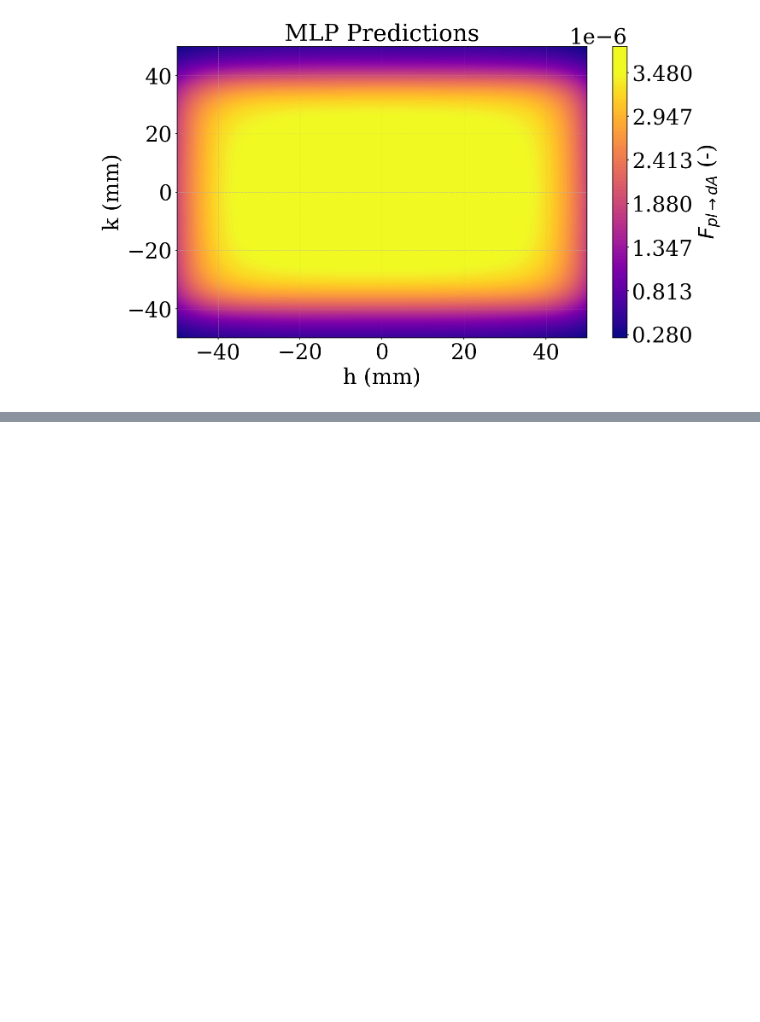
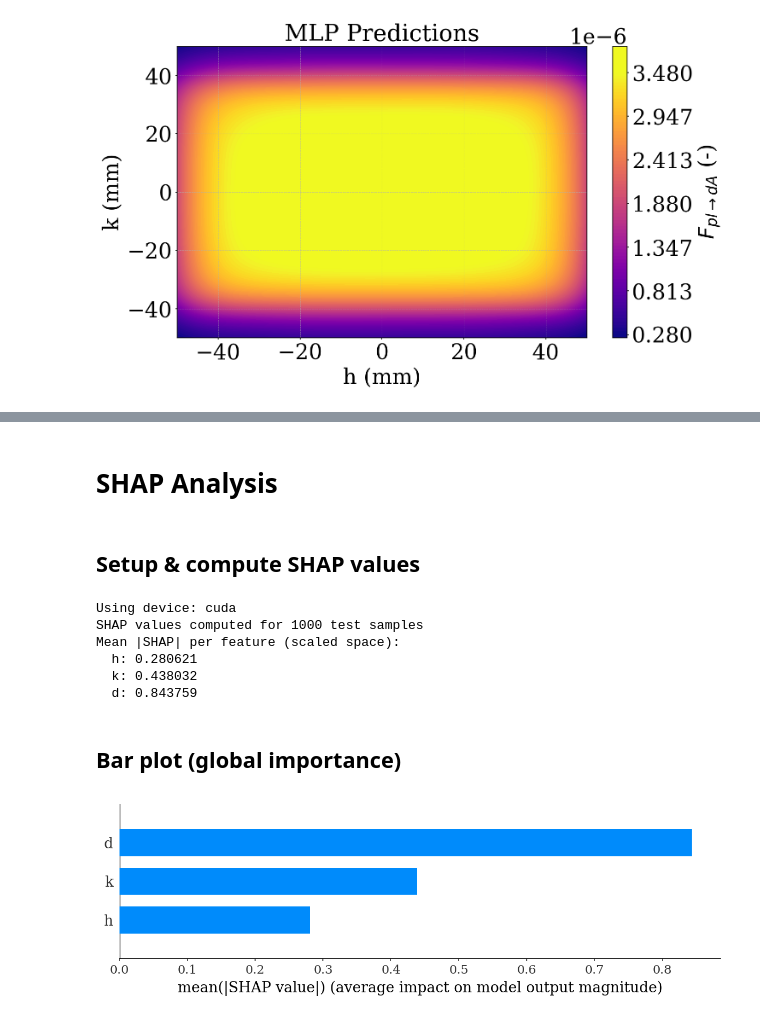
Before and after one commit to ignaciovermon/IJHMT_ViewFactor_ML_estimation, a Jupyter notebook: case_1/code/Neural_network_case_1.ipynb, the cells around one changed output, grey strips where cells are left out. Cells and saved outputs as stored; diff of their text form; code cells hidden in the pictures; blank space fills up the shorter version.

```diff
--- a/case_1/code/Neural_network_case_1.ipynb
+++ b/case_1/code/Neural_network_case_1.ipynb
@@ -412,0 +542,58 @@ plt.show()
+# %% [markdown]
+# SHAP Analysis
+# %% [markdown]
+## Setup & compute SHAP values
+# %%
+import shap
+
+device = torch.device("cuda" if torch.cuda.is_available() else "cpu")
+print(f"Using device: {device}")
+
+model.to(device)
+model.eval()
+
+torch.manual_seed(42)
+n_background = 200
+idx_bg = torch.randperm(X_train_tensor.shape[0])[:n_background]
+background = X_train_tensor[idx_bg].to(device)
+
+explainer = shap.GradientExplainer(model, background)
+
+n_explain = min(1000, X_test_tensor.shape[0])
+X_explain = X_test_tensor[:n_explain].to(device)
+shap_values = explainer.shap_values(X_explain)
+
+shap_vals = shap_values[0] if isinstance(shap_values, list) else shap_values
+# Squeeze output dim: GradientExplainer returns (n, features, outputs) for (n,1) models
+if shap_vals.ndim == 3:
+    shap_vals = shap_vals.squeeze(-1)
+
+feature_names_shap = ["h", "k", "d"]
+X_explain_orig = X_test[:n_explain]          # original scale for display
+
+print(f"SHAP values computed for {n_explain} test samples")
+print("Mean |SHAP| per feature (scaled space):")
+for i, name in enumerate(feature_names_shap):
+    print(f"  {name}: {np.abs(shap_vals[:, i]).mean():.6f}")
+# %% [output]
+Using device: cuda
+SHAP values computed for 1000 test samples
+Mean |SHAP| per feature (scaled space):
+  h: 0.280621
+  k: 0.438032
+  d: 0.843759
+# %% [markdown]
+## Bar plot (global importance)
+# %%
+plt.figure(figsize=(8, 5), dpi=150)
+shap.summary_plot(
+    shap_vals, X_explain_orig,
+    feature_names=feature_names_shap,
+    plot_type="bar",
+    show=False
+)
+plt.tight_layout()
+plt.savefig("shap_bar_case1.pdf", dpi=400, bbox_inches='tight')
+plt.show()
+# %% [output]
+[figure, added]
```
Also changed, not shown: parts of 26 cells of this notebook, 9 other files.
